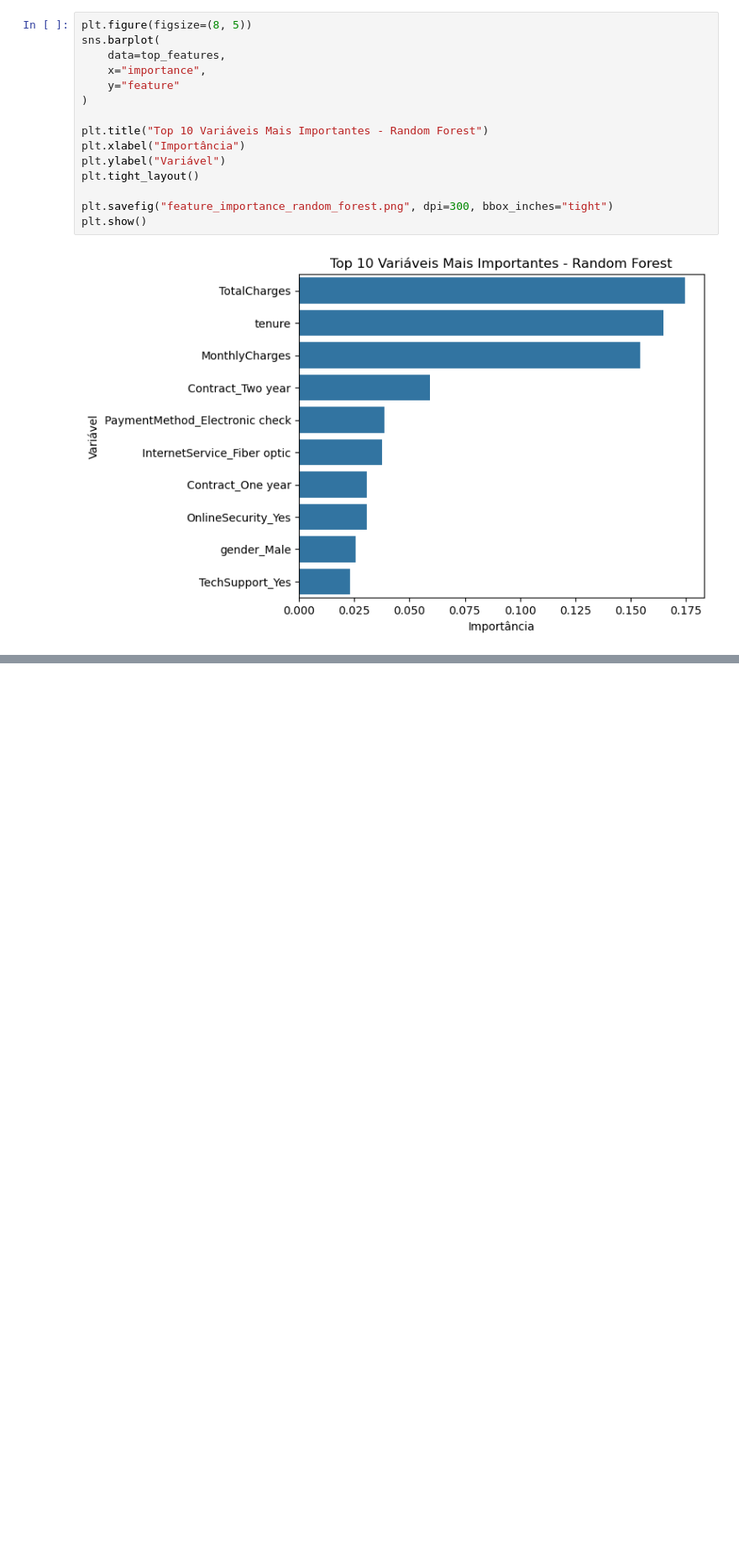
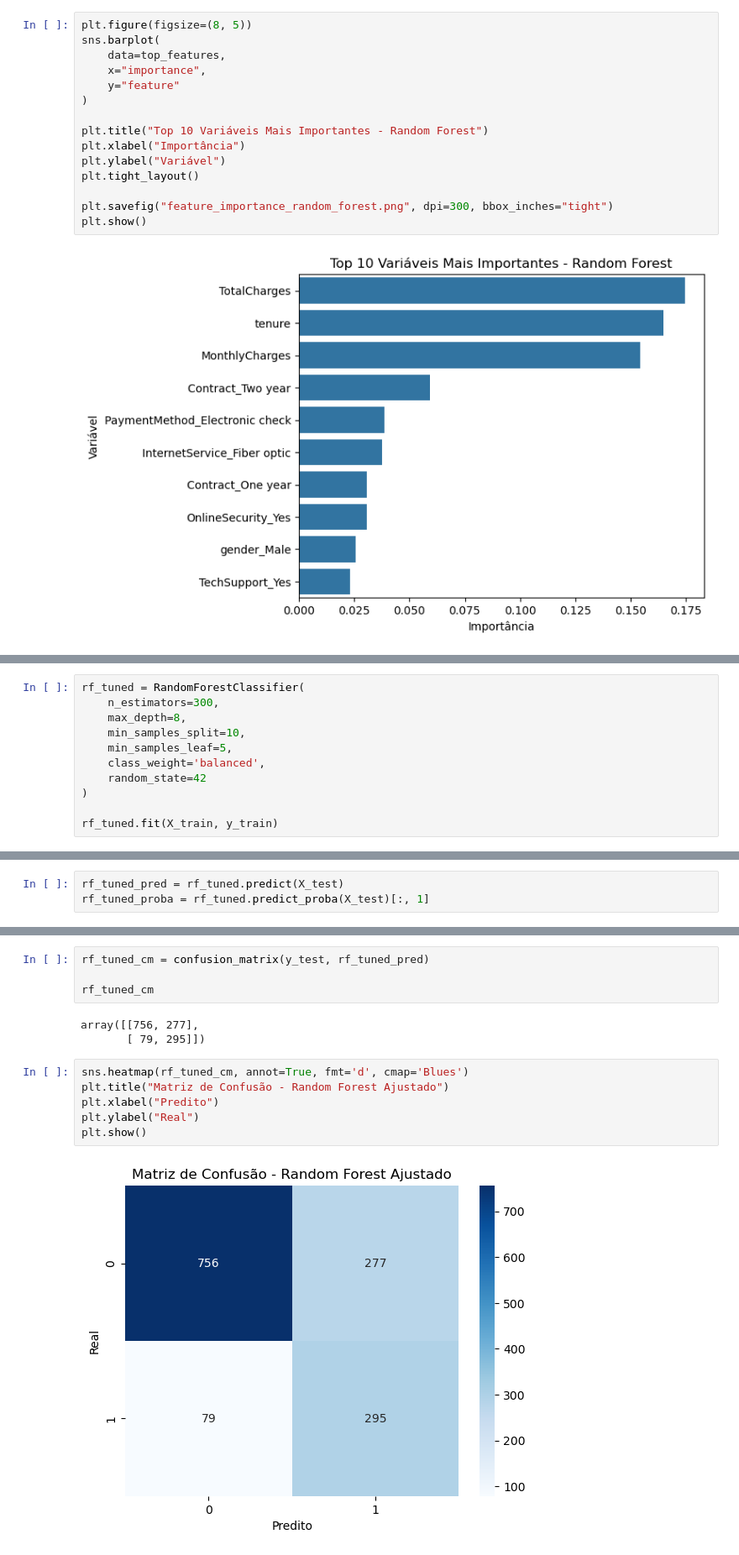
Before and after one commit to Andre-Lutes/churn-prediction-telco-ml, a Jupyter notebook: 01_churn_prediction_telco.ipynb, the cells around one changed output, grey strips where cells are left out. Shown at 84% size. Saved outputs shown, nothing was run; the diff lists cells and outputs as text; blank space fills up the shorter version.

Commit message:
Add tuned Random Forest model

```diff
--- a/01_churn_prediction_telco.ipynb
+++ b/01_churn_prediction_telco.ipynb
@@ -745,0 +864,11 @@ plt.show()
+# %%
+rf_tuned = RandomForestClassifier(
+    n_estimators=300,
+    max_depth=8,
+    min_samples_split=10,
+    min_samples_leaf=5,
+    class_weight='balanced',
+    random_state=42
+)
+
+rf_tuned.fit(X_train, y_train)
@@ -745,0 +878,3 @@ plt.show()
+# %%
+rf_tuned_pred = rf_tuned.predict(X_test)
+rf_tuned_proba = rf_tuned.predict_proba(X_test)[:, 1]
@@ -745,0 +895,15 @@ plt.show()
+# %%
+rf_tuned_cm = confusion_matrix(y_test, rf_tuned_pred)
+
+rf_tuned_cm
+# %% [output]
+array([[756, 277],
+       [ 79, 295]])
+# %%
+sns.heatmap(rf_tuned_cm, annot=True, fmt='d', cmap='Blues')
+plt.title("Matriz de Confusão - Random Forest Ajustado")
+plt.xlabel("Predito")
+plt.ylabel("Real")
+plt.show()
+# %% [output]
+[figure, added]
```
Also changed, not shown: parts of 8 cells of this notebook, 1 other file.
